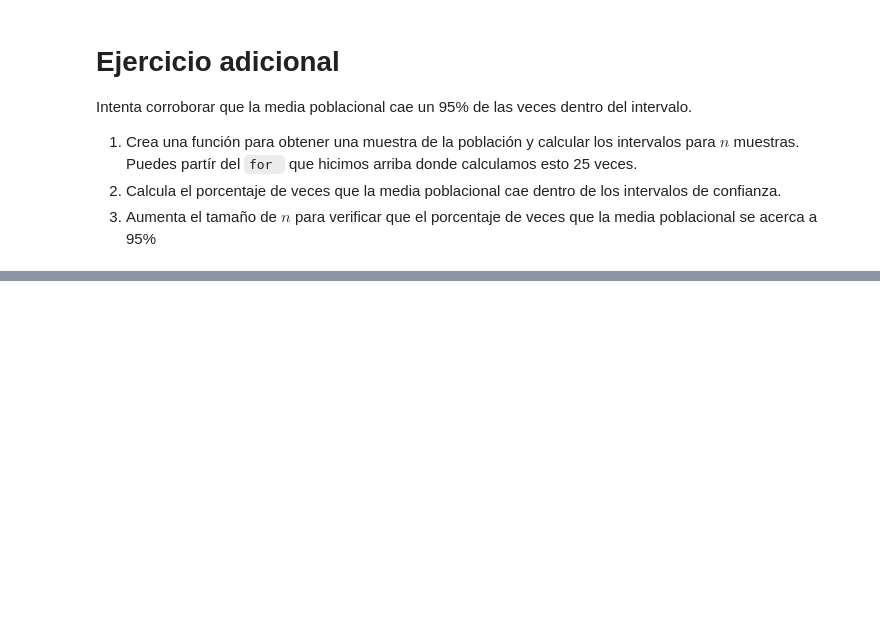
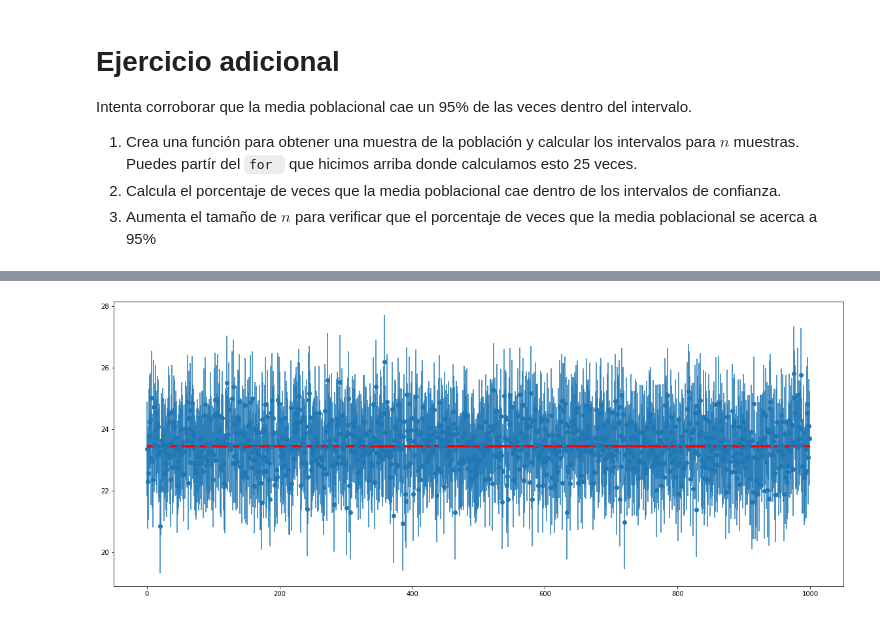
Before and after one commit to i0nathan/unaqds, a Jupyter notebook: modules/3/intervalos de confianza.ipynb, the cells around one changed output, grey strips where cells are left out. Drawn from its saved outputs; the diff is of its cells as text; code cells hidden in the pictures; blank space fills up the shorter version.

```diff
--- a/modules/3/intervalos de confianza.ipynb
+++ b/modules/3/intervalos de confianza.ipynb
@@ -351,16 +336,18 @@ errs[:5]
 # %%
 # Creamos una gráfica con estos datos
 # establecemos el tamaño de la gráfica
-plt.figure(figsize=(10,8))
+plt.figure(figsize=(20,8))
 
 # graficamos en los puntos las medias y los errores
-plt.errorbar(x=np.arange(0, 50, 1),
-             y=sample_means,
-             yerr=[(top-bot)/2 for top,bot in intervals],
+plt.errorbar(x=np.arange(0, 1000, 1),
+             y=medias,
+             yerr=[(top-bot)/2 for top,bot in intervalos],
              fmt='o')
 
 # graficamos una línea horizontal en el lugar de la media poblacional.
-plt.hlines(xmin=0, xmax=25,
-           y=population_ages.mean(),
-           linewidth=2.0,
+plt.hlines(xmin=0, xmax=1000,
+           y=rmean,
+           linewidth=4.0,
            color="red");
+# %% [output]
+[figure, added]
```
Also changed, not shown: parts of 6 cells of this notebook.
